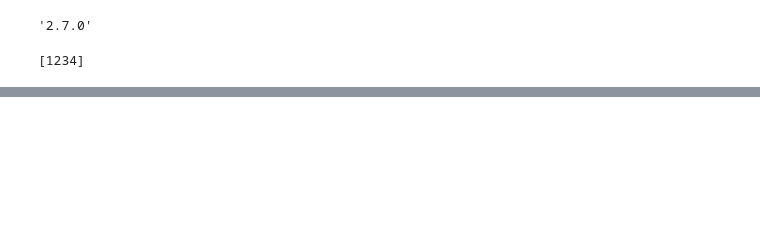
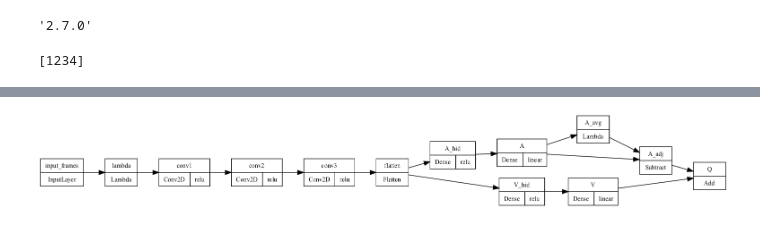
Before and after one commit to Djoren/rl-atari, a Jupyter notebook: notebooks/run_space_invaders.ipynb, the cells around one changed output, grey strips where cells are left out. Cells and saved outputs as stored; diff of their text form; code cells hidden in the pictures; blank space fills up the shorter version.

```diff
--- a/notebooks/run_space_invaders.ipynb
+++ b/notebooks/run_space_invaders.ipynb
@@ -115,15 +113,24 @@ crop_lims = FRAME_CROP_SETTINGS[game] if crop_frame else None
 frame_shape = preprocess_frame_v4(frame, crop_lims).shape
 state_shape = (*frame_shape, state_len)
 
-# Initialize online and behavorial network
-if dueling_net:
+# Initialize behavioral network
+# If using dueling net, we use a seperate action model to back out V and A streams efficiently
+# Note that this model is clone of behavioral model and points to the same underlying layers
+if duel_net:
     model = atari_model_dueling(M, lr, state_shape, kernel_init, noisy_net, large_net)
+    model_action = tf.keras.Model(
+        inputs=[model.get_layer('input_frames').input],
+        outputs=[model.get_layer('V').output, model.get_layer('A_adj').output]
+    )
 elif distr_net:
     model = atari_model_distr(N, M, loss, lr, state_shape, kernel_init, noisy_net)
+    model_action = model
 else:
     model = atari_model(M, lr, state_shape, kernel_init, noisy_net, large_net)
+    model_action = model
 
-model_tgt = clone_model(model)  # Target network
+# Initialize target network
+model_tgt = clone_model(model)
 model_tgt.set_weights(model.get_weights())
 
 # Initialize replay memory
@@ -169,3 +142,7 @@ ________________________________________________________________________________
+# %%
+tf.keras.utils.plot_model(model, show_shapes=False, show_layer_activations=True, rankdir='LR')
+# %% [output]
+[figure, added]
 # %%
 mp_pool = mp.Pool(1)
 t_lastmax = datetime.now()  # Time since last max train score (controls)
```
Also changed, not shown: parts of 39 cells of this notebook.
